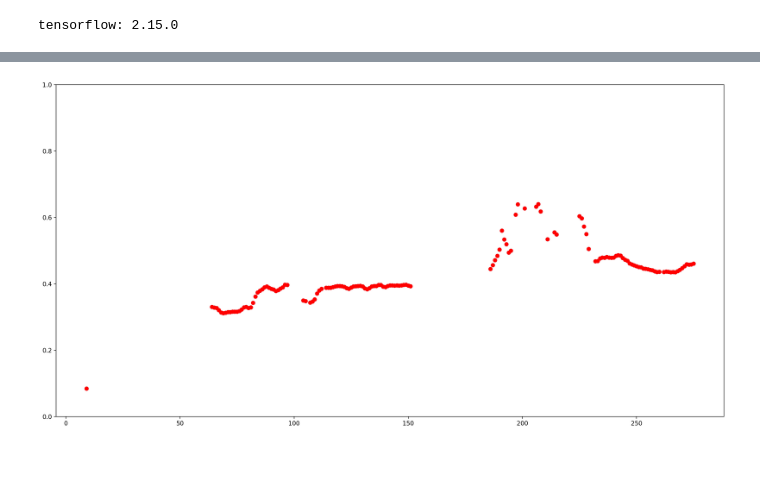
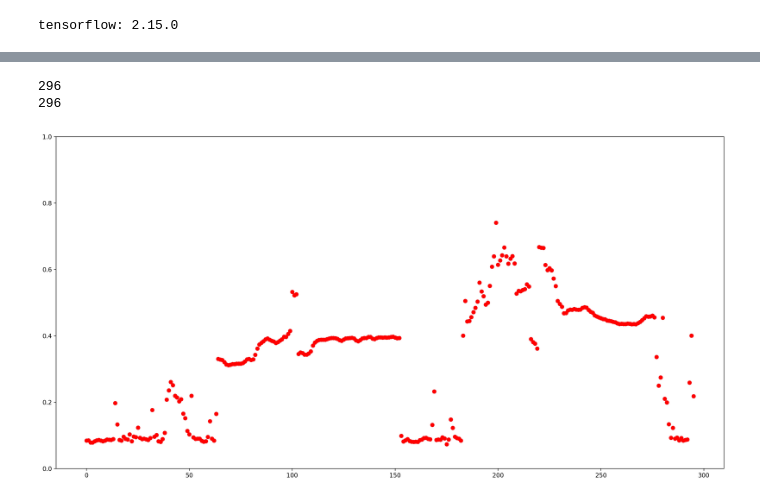
Before and after one commit to hannahshader/MLFeatures, a Jupyter notebook: src/pitch/poc.ipynb, the cells around one changed output, grey strips where cells are left out. Saved outputs shown, nothing was run; the diff lists cells and outputs as text; code cells hidden in the pictures; blank space fills up the shorter version.

```diff
--- a/src/pitch/poc.ipynb
+++ b/src/pitch/poc.ipynb
@@ -62,34 +62,48 @@ MAX_ABS_INT16 = 32768.0
 audio_samples = audio_samples / float(MAX_ABS_INT16)
 
 # Loading the SPICE model is easy:
-model = hub.load("https://tfhub.dev/google/spice/2")
+#model = hub.load("https://tfhub.dev/google/spice/2")
+model = hub.load("https://www.kaggle.com/models/google/spice/frameworks/TensorFlow1/variations/spice/versions/2")
 # %%
 # We now feed the audio to the SPICE tf.hub model to obtain pitch and uncertainty outputs as tensors.
 model_output = model.signatures["serving_default"](tf.constant(audio_samples, tf.float32))
+
 
 pitch_outputs = model_output["pitch"]
 uncertainty_outputs = model_output["uncertainty"]
 
 # 'Uncertainty' basically means the inverse of confidence.
 confidence_outputs = 1.0 - uncertainty_outputs
 
 confidence_outputs = list(confidence_outputs)
 pitch_outputs = [ float(x) for x in pitch_outputs]
 
+print(len(confidence_outputs))
+print(len(pitch_outputs))
+
 indices = range(len (pitch_outputs))
+# No longer thresholding un-confident pitches out
 confident_pitch_outputs = [ (i,p)
-  for i, p, c in zip(indices, pitch_outputs, confidence_outputs) if  c >= 0.9  ]
+  for i, p, c in zip(indices, pitch_outputs, confidence_outputs)]
 confident_pitch_outputs_x, confident_pitch_outputs_y = zip(*confident_pitch_outputs)
+
+
+# indices = range(len (pitch_outputs))
+# confident_pitch_outputs = [ (i,p)
+#   for i, p, c in zip(indices, pitch_outputs, confidence_outputs) if  c >= 0.9  ]
+# confident_pitch_outputs_x, confident_pitch_outputs_y = zip(*confident_pitch_outputs)
 
 fig, ax = plt.subplots()
 fig.set_size_inches(20, 10)
 ax.set_ylim([0, 1])
 plt.scatter(confident_pitch_outputs_x, confident_pitch_outputs_y, )
 plt.scatter(confident_pitch_outputs_x, confident_pitch_outputs_y, c="r")
 
 plt.show()
 # %% [output]
+296
+296
-[figure, old version]
+[figure, new version]
 # %%
 def output2hz(pitch_output):
   # Constants taken from https://tfhub.dev/google/spice/2
```
Also changed, not shown: parts of 2 cells of this notebook, 2 other files.
